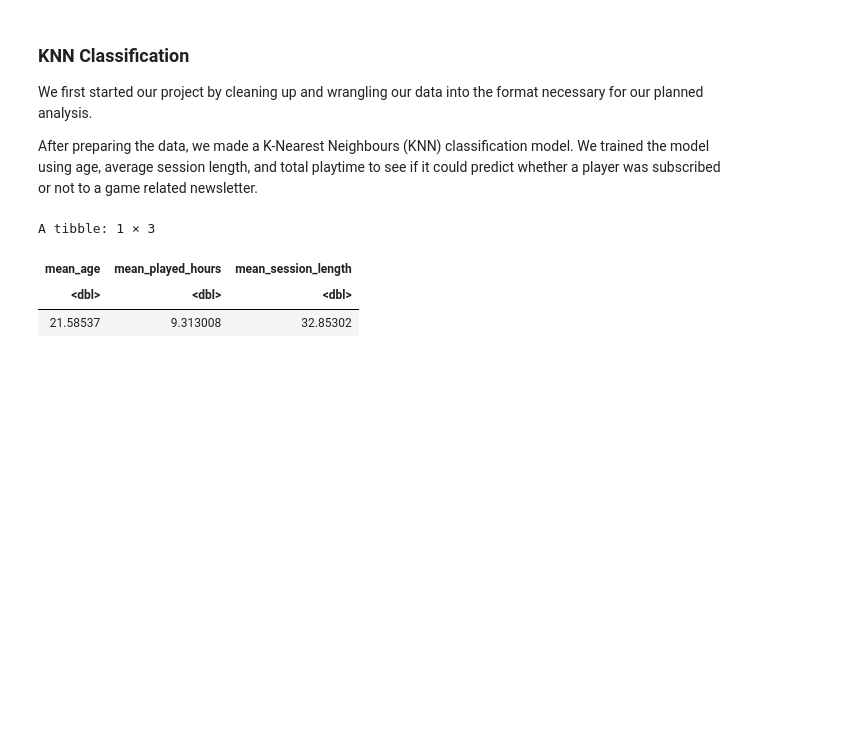
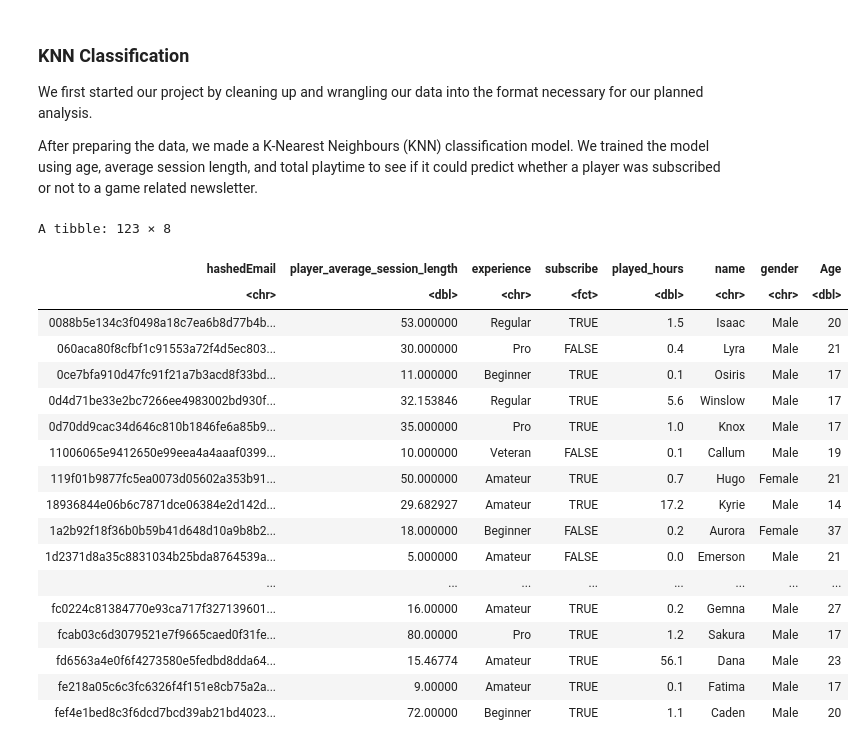
Before and after one commit to MohakB3/dsci-100-final-project, a Jupyter notebook: Project_Final_Report.ipynb, the cells around one changed output. Saved outputs shown, nothing was run; the diff lists cells and outputs as text; code cells hidden in the pictures; blank space fills up the shorter version.

```diff
--- a/Project_Final_Report.ipynb
+++ b/Project_Final_Report.ipynb
@@ -45,35 +47,52 @@ library(tidyverse)
 library(repr)
 library(tidymodels)
 # %%
-# Raw dataset URLs from github imported files
+#Raw dataset URLs from github imported files
 player_data_url <- "https://raw.githubusercontent.com/MohakB3/dsci100-project/refs/heads/main/data/players.csv"
 sessions_data_url <- "https://raw.githubusercontent.com/MohakB3/dsci100-project/refs/heads/main/data/sessions.csv"
 
-# Reading Data (with the column specification message disabled) and Omitting NAs
+#Reading Data (with the column specification message disabled) and Omitting NAs
 player_data <- na.omit(read_csv(player_data_url, show_col_types = FALSE))
 sessions_data <- na.omit(read_csv(sessions_data_url, show_col_types = FALSE))
 
-# Wrangling Sessions Data
+#Wrangling Sessions Data
 sessions_wrangled_data <- sessions_data |>
     #creating new column session_length, converting start_time and end_time into date-time format and subtracting them. This gives us how long each session was.
     mutate(session_length = as.POSIXct(end_time,format = "%d/%m/%Y %H:%M") - as.POSIXct(start_time, format = "%d/%m/%Y %H:%M")) |>
     #selecting and keeping only two columns
     select(hashedEmail, session_length) |>
     #grouping all sessions belonging to the same hashedEmail together
     group_by(hashedEmail) |>
     #calculating each player’s average session length
     summarize(player_average_session_length = as.numeric(mean(session_length)))
 
 
-# Merging Player Data and Wrangled Sessions Data
+#Merging Player Data and Wrangled Sessions Data
 merged_data <- left_join(sessions_wrangled_data, player_data, by = "hashedEmail") |> na.omit()
 
-# Calculating Mean Values for all Quantitative Variables
+merged_data <- merged_data |>
+  mutate(subscribe = as.factor(subscribe))
+merged_data
+#Calculating Mean Values for all Quantitative Variables
 mean_quantitative_data <- merged_data |>
     summarize(mean_age = mean(Age), mean_played_hours = mean(played_hours), mean_session_length = mean(player_average_session_length))
-mean_quantitative_data
 # %% [output]
-A tibble: 1 × 3
+A tibble: 123 × 8
-| mean_age | mean_played_hours | mean_session_length |
-| <dbl> | <dbl> | <dbl> |
-| 21.58537 | 9.313008 | 32.85302 |
+| hashedEmail | player_average_session_length | experience | subscribe | played_hours | name | gender | Age |
+| <chr> | <dbl> | <chr> | <fct> | <dbl> | <chr> | <chr> | <dbl> |
+| 0088b5e134c3f0498a18c7ea6b8d77b4b... | 53.000000 | Regular | TRUE | 1.5 | Isaac | Male | 20 |
+| 060aca80f8cfbf1c91553a72f4d5ec803... | 30.000000 | Pro | FALSE | 0.4 | Lyra | Male | 21 |
+| 0ce7bfa910d47fc91f21a7b3acd8f33bd... | 11.000000 | Beginner | TRUE | 0.1 | Osiris | Male | 17 |
+| 0d4d71be33e2bc7266ee4983002bd930f... | 32.153846 | Regular | TRUE | 5.6 | Winslow | Male | 17 |
+| 0d70dd9cac34d646c810b1846fe6a85b9... | 35.000000 | Pro | TRUE | 1.0 | Knox | Male | 17 |
+| 11006065e9412650e99eea4a4aaaf0399... | 10.000000 | Veteran | FALSE | 0.1 | Callum | Male | 19 |
+| 119f01b9877fc5ea0073d05602a353b91... | 50.000000 | Amateur | TRUE | 0.7 | Hugo | Female | 21 |
+| 18936844e06b6c7871dce06384e2d142d... | 29.682927 | Amateur | TRUE | 17.2 | Kyrie | Male | 14 |
+| 1a2b92f18f36b0b59b41d648d10a9b8b2... | 18.000000 | Beginner | FALSE | 0.2 | Aurora | Female | 37 |
+| 1d2371d8a35c8831034b25bda8764539a... | 5.000000 | Amateur | FALSE | 0.0 | Emerson | Male | 21 |
+| ... | ... | ... | ... | ... | ... | ... | ... |
+| fc0224c81384770e93ca717f327139601... | 16.00000 | Amateur | TRUE | 0.2 | Gemna | Male | 27 |
+| fcab03c6d3079521e7f9665caed0f31fe... | 80.00000 | Pro | TRUE | 1.2 | Sakura | Male | 17 |
+| fd6563a4e0f6f4273580e5fedbd8dda64... | 15.46774 | Amateur | TRUE | 56.1 | Dana | Male | 23 |
+| fe218a05c6c3fc6326f4f151e8cb75a2a... | 9.00000 | Amateur | TRUE | 0.1 | Fatima | Male | 17 |
+| fef4e1bed8c3f6dcd7bcd39ab21bd4023... | 72.00000 | Beginner | TRUE | 1.1 | Caden | Male | 20 |
```
Also changed, not shown: parts of 11 cells of this notebook.
